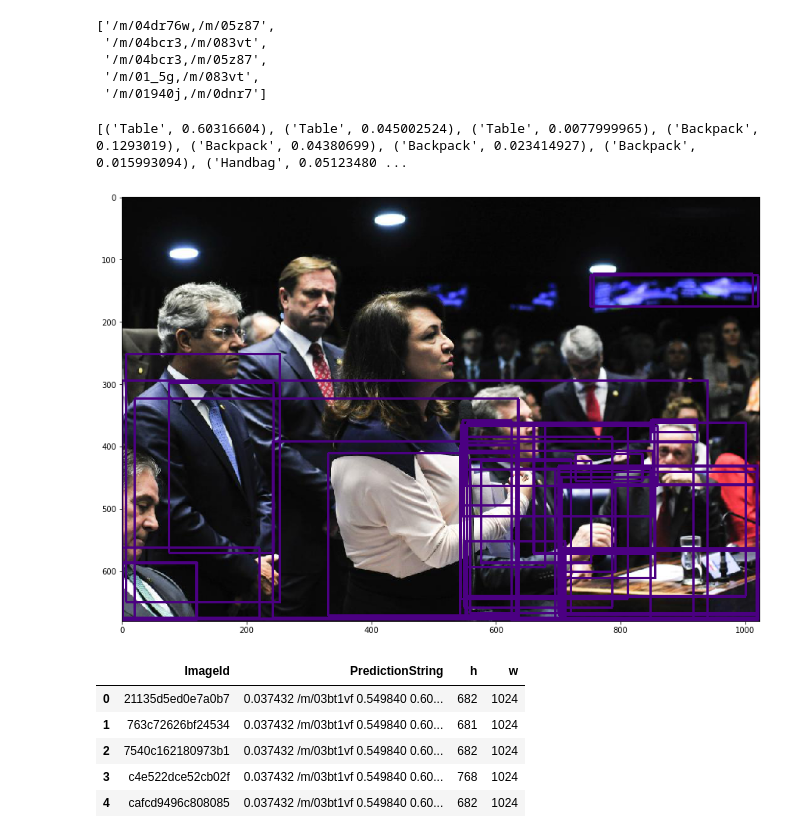
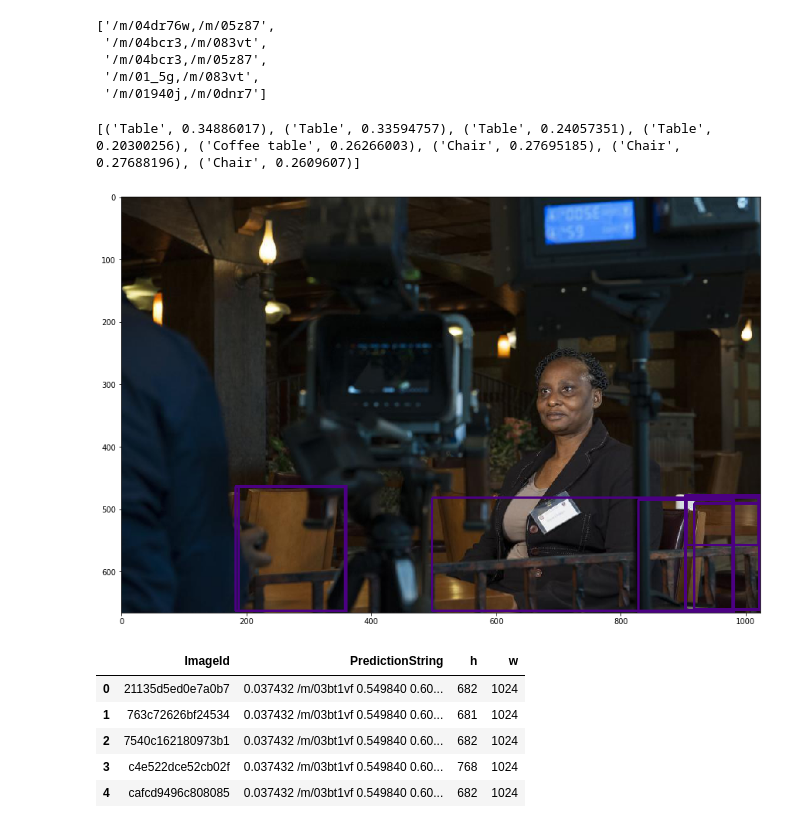
Before and after one commit to chicm/open-images-vrd, a Jupyter notebook: notebooks/submit-is-42.ipynb, the cells around one changed output. Drawn from its saved outputs; the diff is of its cells as text; code cells hidden in the pictures.

```diff
--- a/notebooks/submit-is-42.ipynb
+++ b/notebooks/submit-is-42.ipynb
@@ -167,7 +160,7 @@ def draw_bounding_boxes_on_image(
 # %%
 # submission
 
-with open('/mnt/chicm/open-images-vrd/work_dirs/is_42_cas/preds_0729.pkl', 'rb') as f:
+with open('/mnt/chicm/open-images-vrd/work_dirs/ga_retinanet_x101_32x4d_fpn_1x_is_42/preds_0731.pkl', 'rb') as f:
     preds = pickle.load(f)
 # %%
 len(preds[0])
@@ -210,7 +203,7 @@ classes[:5]
  '/m/01_5g,/m/083vt',
  '/m/01940j,/m/0dnr7']
 # %%
-#th = 0.1
+th = 0.2
 def get_preds(raw_pred):
     res = {
         'labels': [],
@@ -221,8 +214,8 @@ def get_preds(raw_pred):
         if len(p) > 0:
             for e in p:
                 #th = get_threshold(classes[i])
-                if True:
-                #if e[4] > th:
+                #if True:
+                if e[4] > th:
                     res['labels'].append(i)
                     res['scores'].append(e[4])
                     res['bboxes'].append(e[:4])
@@ -255,10 +248,10 @@ def show_preds(idx):
     #print(labels)
     print(list(zip(labels, p['scores'])))
 # %%
-show_preds(1)
+show_preds(2002)
 # %% [output]
-[('Table', 0.60316604), ('Table', 0.045002524), ('Table', 0.0077999965), ('Backpack', 0.1293019), ('Backpack', 0.04380699), ('Backpack', 0.023414927), ('Backpack', 0.015993094), ('Handbag', 0.05123480 ...
+[('Table', 0.34886017), ('Table', 0.33594757), ('Table', 0.24057351), ('Table', 0.20300256), ('Coffee table', 0.26266003), ('Chair', 0.27695185), ('Chair', 0.27688196), ('Chair', 0.2609607)]
-[figure, old version]
+[figure, new version]
 # %%
 import struct
 import imghdr
```
Also changed, not shown: parts of 1 cell of this notebook, 10 other files.
